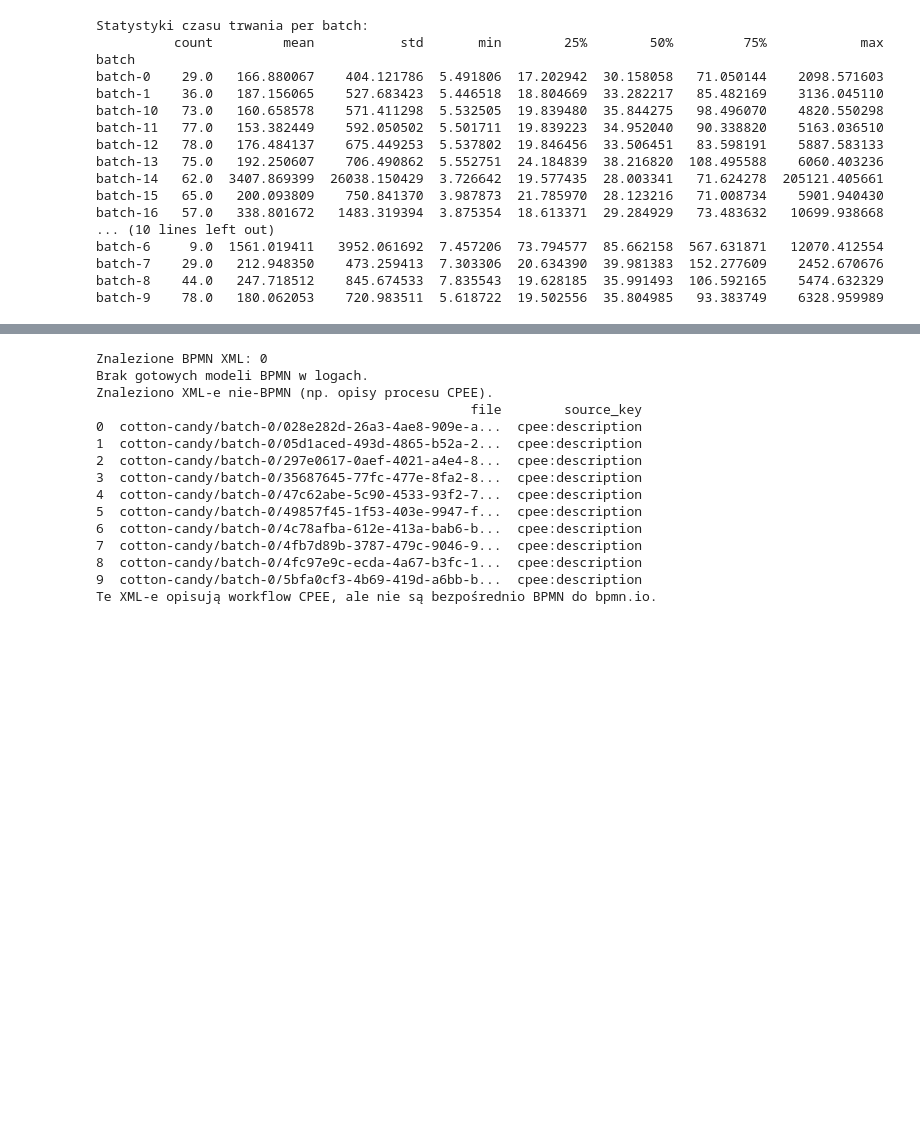
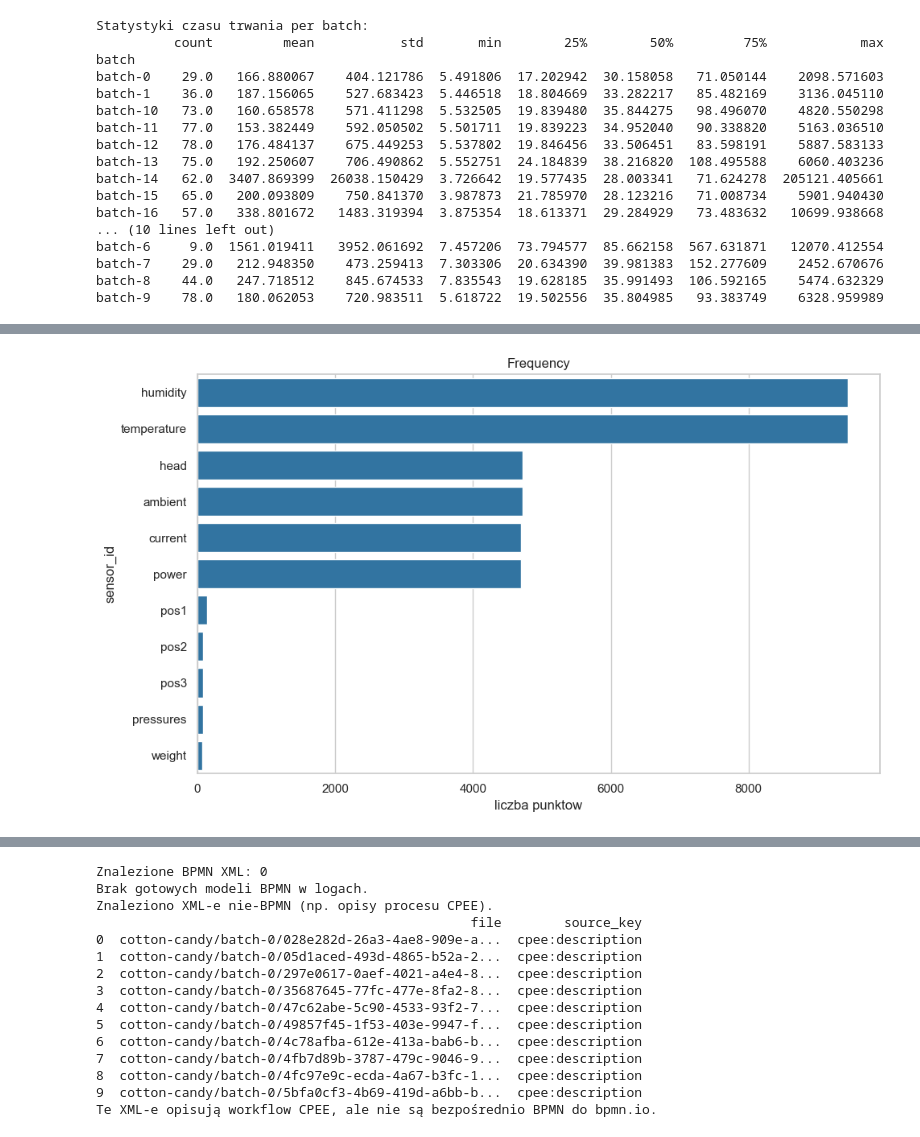
Before and after one commit to midusza04/MAPB, a Jupyter notebook: milestone1_cotton_candy_fixed.ipynb, the cells around one changed output, grey strips where cells are left out. Drawn from its saved outputs; the diff is of its cells as text; code cells hidden in the pictures; blank space fills up the shorter version.

```diff
--- a/milestone1_cotton_candy_fixed.ipynb
+++ b/milestone1_cotton_candy_fixed.ipynb
@@ -1408,0 +1429,98 @@ df_sensors.head()
+# %%
+# 8.1 Wizualizacje sensorow (bez ponownego wczytywania plikow)
+if "df_sensors" not in globals() or df_sensors.empty:
+    raise ValueError("Brak df_sensors. Uruchom sekcje 8 przed wizualizacjami.")
+
+# Frequency (skala liniowa)
+sensor_freq = df_sensors["sensor_id"].dropna().value_counts()
+plt.figure(figsize=(10, 6))
+sns.barplot(x=sensor_freq.head(15).values, y=sensor_freq.head(15).index, orient="h", color="#1f77b4")
+plt.title("Frequency")
+plt.xlabel("liczba punktow")
+plt.ylabel("sensor_id")
+plt.tight_layout()
+plt.show()
+
+# Frequency (alternatywa: skala log na osi X)
+plt.figure(figsize=(10, 6))
+sns.barplot(x=sensor_freq.head(15).values, y=sensor_freq.head(15).index, orient="h", color="#1f77b4")
+plt.xscale("log")
+plt.title("Frequency")
+plt.xlabel("liczba punktow (log)")
+plt.ylabel("sensor_id")
+plt.tight_layout()
+plt.show()
+
+# Timeline
+sensor_time = df_sensors["sensor_timestamp"].dropna()
+if not sensor_time.empty:
+    sensor_time = sensor_time.sort_values()
+    q_low, q_high = sensor_time.quantile([0.01, 0.99])
+    sensor_time_clip = sensor_time[(sensor_time >= q_low) & (sensor_time <= q_high)]
+    if sensor_time_clip.empty:
+        sensor_time_clip = sensor_time
+    time_span_days = (sensor_time_clip.max() - sensor_time_clip.min()).total_seconds() / 86400
+    freq = "1h" if time_span_days <= 14 else "1d"
+    sensor_time_series = (
+        sensor_time_clip.to_frame(name="ts")
+        .set_index("ts")
+        .resample(freq)
+        .size()
+    )
+    if not sensor_time_series.empty:
+        plt.figure(figsize=(12, 4))
+        sensor_time_series.plot(color="#2ca02c")
+        plt.title(f"Timeline: liczba punktow sensorowych na {freq}")
+        plt.xlabel("czas")
+        plt.ylabel("liczba punktow")
+        plt.tight_layout()
+        plt.show()
+
+# Distribution (znormalizowane per sensor, aby uniknac dominacji pojedynczych typow)
+selected_sensors = [
+    s for s in ["temperature", "humidity", "ambient", "head", "power", "current"]
+    if s in set(df_sensors["sensor_id"].dropna())
+]
+if selected_sensors:
+    plot_df = df_sensors[df_sensors["sensor_id"].isin(selected_sensors)].dropna(subset=["sensor_value_num_clean"]).copy()
+    if not plot_df.empty:
+        def robust_zscore(series: pd.Series) -> pd.Series:
+            q1 = series.quantile(0.25)
+            q3 = series.quantile(0.75)
+            iqr = q3 - q1
+            if iqr == 0 or pd.isna(iqr):
+                std = series.std()
+                if std == 0 or pd.isna(std):
+                    return series * 0
+                return (series - series.mean()) / std
+            return (series - series.median()) / iqr
+
+        plot_df["value_norm"] = plot_df.groupby("sensor_id")["sensor_value_num_clean"].transform(robust_zscore)
+        plt.figure(figsize=(10, 5))
+        sns.boxplot(data=plot_df, x="sensor_id", y="value_norm", color="#74a892")
+        plt.title("Distribution: wartosci znormalizowane per sensor")
+        plt.xlabel("sensor")
+        plt.ylabel("wartosc znormalizowana (robust z-score)")
+        plt.tight_layout()
+        plt.show()
+
+        plt.figure(figsize=(10, 5))
+        sns.boxplot(data=plot_df, x="sensor_id", y="sensor_value_num_clean", color="#c49a6c")
+        plt.yscale("symlog")
+        plt.title("Distribution: wartosci surowe (skala log)")
+        plt.xlabel("sensor")
+        plt.ylabel("wartosc surowa (symlog)")
+        plt.ylim(bottom=-1)  # unika problemow z log(0)
+        plt.tight_layout()
+        plt.show()
+
+        print("\nPercentyle (P50/P90/P99) dla wybranych sensorow:")
+        summary = (
+            plot_df.groupby("sensor_id")["sensor_value_num_clean"]
+            .quantile([0.5, 0.9, 0.99])
+            .unstack()
+            .rename(columns={0.5: "p50", 0.9: "p90", 0.99: "p99"})
+        )
+        print(summary)
+# %% [output]
+[figure, added]
```
Also changed, not shown: parts of 18 cells of this notebook.
